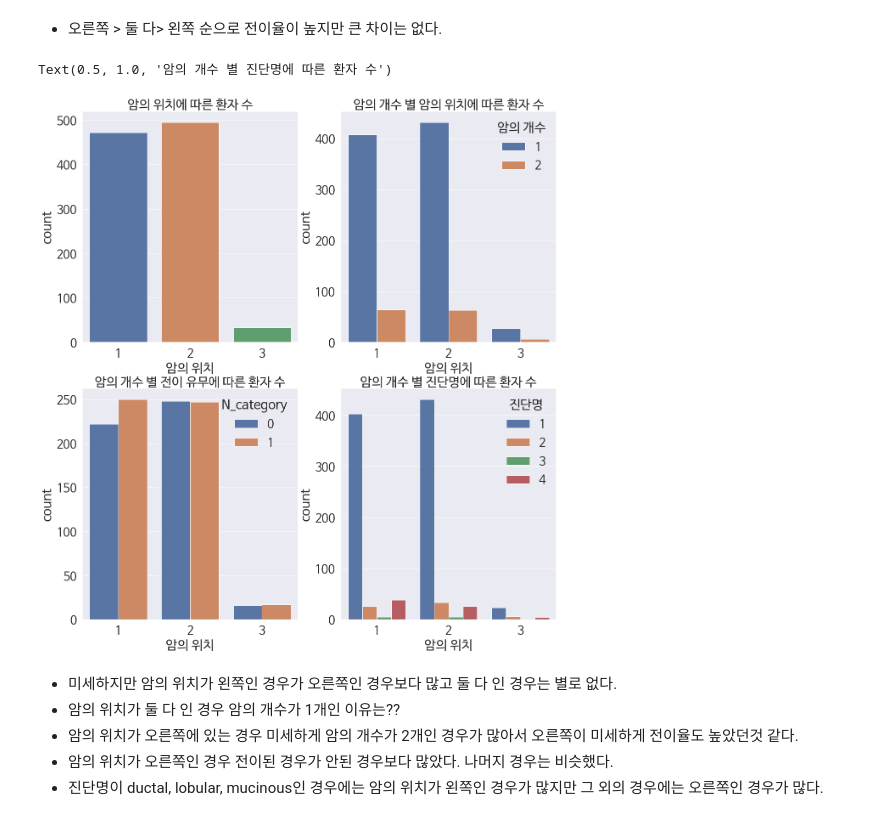
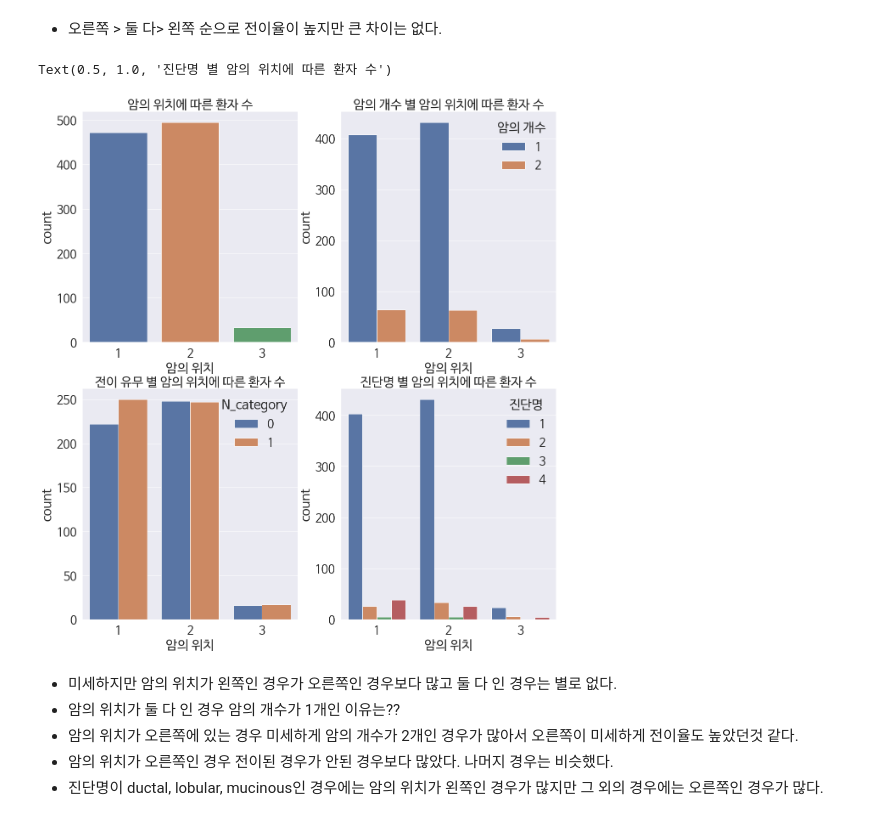
Before and after one commit to JaeHong-Park987/Pulse_lymph, a Jupyter notebook: 유방암의 임파선 전이 예측.ipynb, the cells around one changed output. Cells and saved outputs as stored; diff of their text form; code cells hidden in the pictures.

```diff
--- a/유방암의 임파선 전이 예측.ipynb
+++ b/유방암의 임파선 전이 예측.ipynb
@@ -371,16 +390,16 @@ df_train [['암의 위치', 'N_category']].groupby(['암의 위치'], as_index =
 # %%
 f, ax = plt.subplots(2, 2, figsize = (20, 22))
 sns.countplot('암의 위치', data = df_train, ax = ax[0,0])
 ax[0,0].set_title('암의 위치에 따른 환자 수')
 sns.countplot('암의 위치', hue = '암의 개수', data = df_train, ax = ax[0,1])
 ax[0,1].set_title('암의 개수 별 암의 위치에 따른 환자 수')
 sns.countplot('암의 위치', hue = 'N_category', data = df_train, ax = ax[1,0])
-ax[1,0].set_title('암의 개수 별 전이 유무에 따른 환자 수')
+ax[1,0].set_title('전이 유무 별 암의 위치에 따른 환자 수')
 sns.countplot('암의 위치', hue = '진단명', data = df_train, ax = ax[1,1])
-ax[1,1].set_title('암의 개수 별 진단명에 따른 환자 수')
+ax[1,1].set_title('진단명 별 암의 위치에 따른 환자 수')
 # %% [output]
-Text(0.5, 1.0, '암의 개수 별 진단명에 따른 환자 수')
+Text(0.5, 1.0, '진단명 별 암의 위치에 따른 환자 수')
-[figure, old version]
+[figure, new version]
 # %% [markdown]
 * 미세하지만 암의 위치가 왼쪽인 경우가 오른쪽인 경우보다 많고 둘 다 인 경우는 별로 없다.
 * 암의 위치가 둘 다 인 경우 암의 개수가 1개인 이유는??
```
Also changed, not shown: parts of 22 cells of this notebook.
